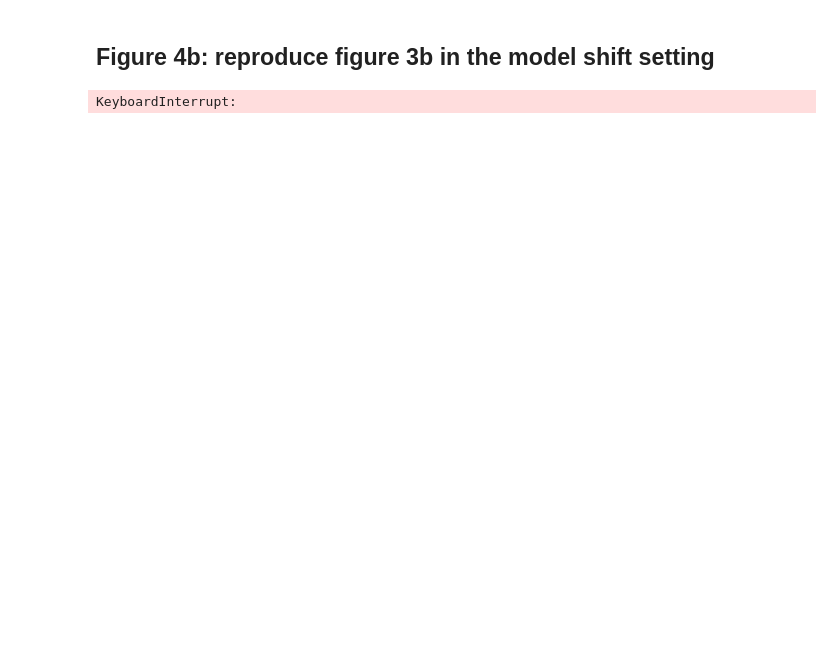
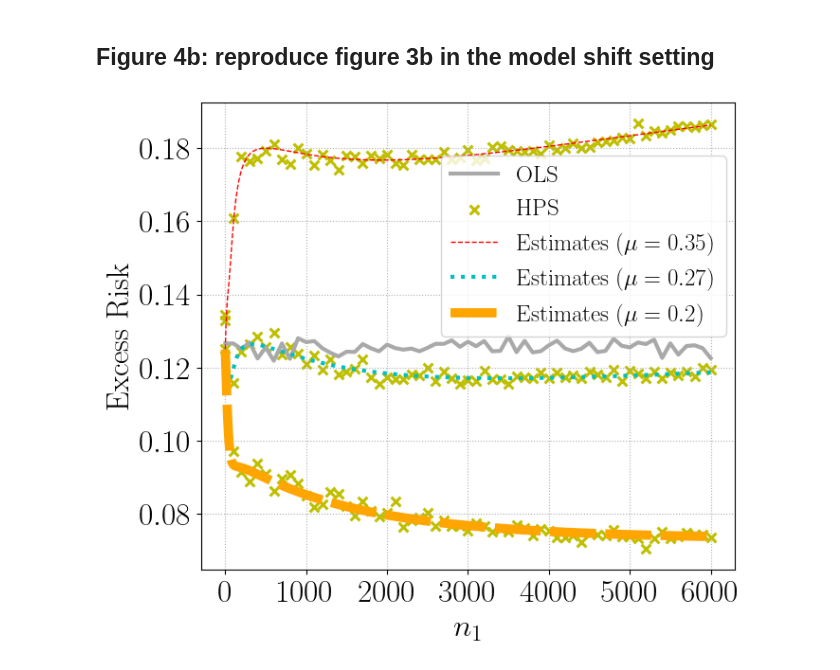
Before and after one commit to VirtuosoResearch/Transfer_learning_random_matrix_simulations, a Jupyter notebook: notebooks/covariate-and-model-shift.ipynb, the cells around one changed output. Drawn from its saved outputs; the diff is of its cells as text; code cells hidden in the pictures; blank space fills up the shorter version.

```diff
--- a/notebooks/covariate-and-model-shift.ipynb
+++ b/notebooks/covariate-and-model-shift.ipynb
@@ -255,33 +257,33 @@ for n1 in n1_list:
     ols_list.append(sigma**2 * np.trace( np.linalg.inv(X2.T @ X2) ))
 
 #ols_list = [sigma**2 * p / (n2 - p) for i in n1_list]
 plt.plot(n1_list, ols_list, c='darkgrey', lw=3, label=r'$\mathrm{OLS}$')
 colors = ['r', 'c', 'orange']
 linewidths = [2, 1, 3, 7]
 
 
 for i, mu in enumerate(mu_list):
     emp_list = run(n1_list, n2, p, sigma, l_scale, mu)
     thy_list = get_estimates(n1_extended_list, n2, p, sigma, l_scale, mu)
 
     if i == 0:
         plt.scatter(n1_list, emp_list, marker='x', c='y',  s=50, lw=2.2, label=r'$\mathrm{HPS}$')
     else:
         plt.scatter(n1_list, emp_list, marker='x', c='y',  s=50, lw=2.2)
 
     plt.plot(n1_extended_list, thy_list, c=colors[i], ls=linestyles[i+1], lw=linewidths[i+1], label=r'$\mathrm{Estimates}\ $' + r'$(\mu = $' + " " + r'$\mathrm{'+str(mu)+'})$')
     i += 1
 
 plt.xlabel(r'$n_1$', fontsize=24)
 plt.ylabel(r'$\mathrm{Excess~Risk}$', fontsize=24)
 
 plt.yticks(np.arange(0.08, 0.19, 0.02), fontsize=24)
 plt.xticks(np.arange(0, 6100, 1000), fontsize=24)
 #plt.ylim([0.03, 0.105])
 
 plt.grid(ls = ':', lw=0.8)
-plt.legend(fontsize=20, loc=(0.35,0.5))
+plt.legend(fontsize=18, loc=(0.45,0.5))
 plt.tight_layout()
-plt.savefig('covariate_and_model_shift_b.eps')
+plt.savefig('covariate_and_model_shift_b.pdf')
 # %% [output]
-KeyboardInterrupt:
+[figure, added]
```
Also changed, not shown: parts of 3 cells of this notebook, 4 other files.
